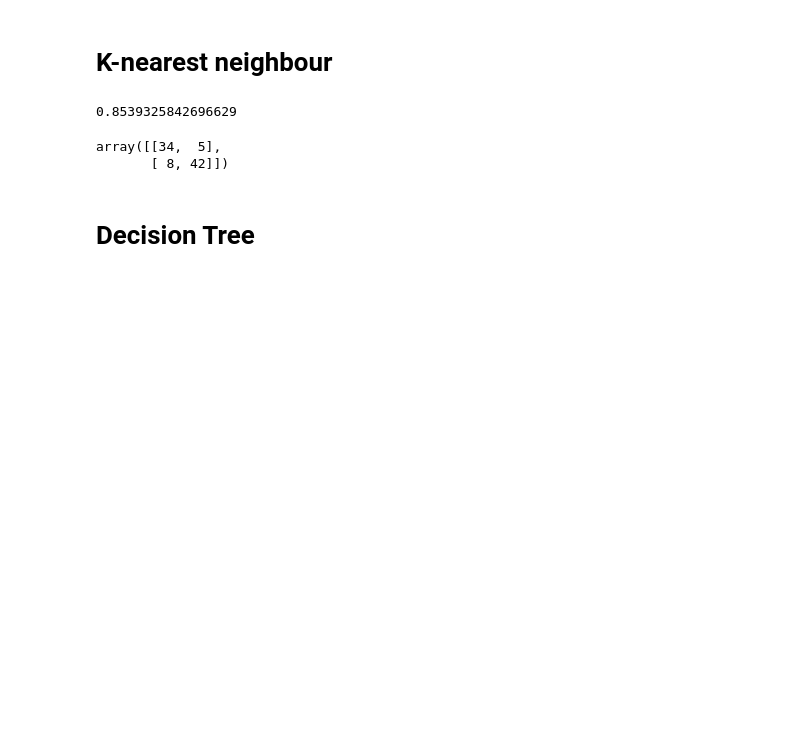
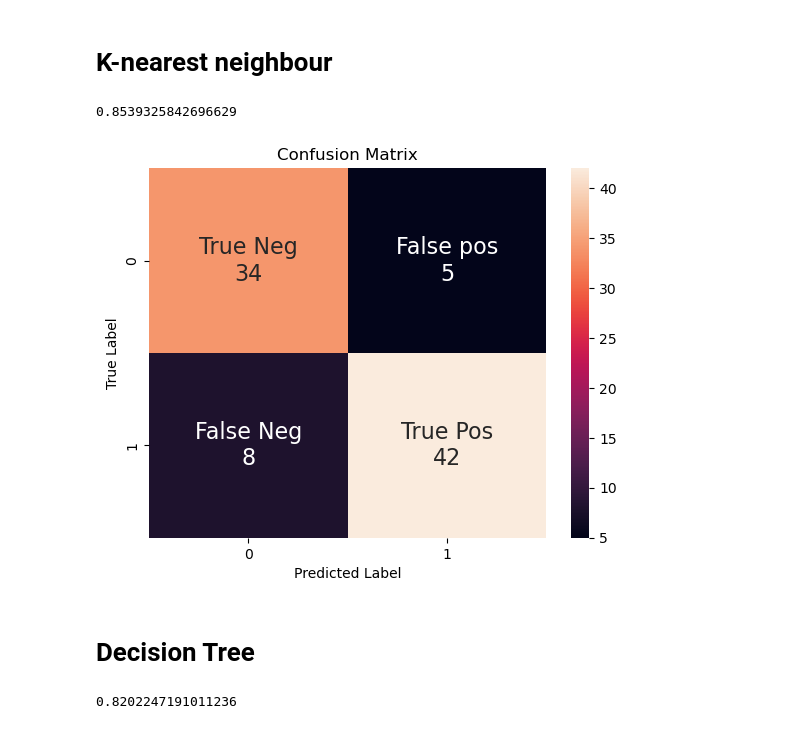
Before and after one commit to HarshRaut9945/Machine-Learning-Project, a Jupyter notebook: Job_Requirement/data.ipynb, the cells around one changed output. Drawn from its saved outputs; the diff is of its cells as text; code cells hidden in the pictures; blank space fills up the shorter version.

```diff
--- a/Job_Requirement/data.ipynb
+++ b/Job_Requirement/data.ipynb
@@ -166,14 +166,31 @@ Knn_accuracy
 # %%
 from sklearn.metrics import confusion_matrix
 conf_mat=confusion_matrix(y_test,knn_y_pred)
 
 fig=plt.Figure(figsize=(10,7))
 group_names=['True Neg','False pos','False Neg','True Pos']
 group_counts=["{0:0.0f}".format(value) for value in conf_mat.flatten()]
 labels=[f"{v1}\n{v2}" for v1,v2 in zip(group_names,group_counts)]
-labels
+labels=np.asarray(labels).reshape(2,2)
+
+
+sns.heatmap(conf_mat, annot=labels, annot_kws={"size": 16}, fmt='')
+plt.title("Confusion Matrix")
+plt.xlabel("Predicted Label")
+plt.ylabel("True Label")
+plt.show()
 # %% [output]
-array([[34,  5],
-       [ 8, 42]])
+[figure, added]
 # %% [markdown]
 # Decision Tree
+# %%
+ #Decision Tree
+from sklearn.tree import DecisionTreeClassifier
+
+decision_tree = DecisionTreeClassifier()
+decision_tree.fit(X_train, y_train)
+decision_tree_Y_pred = decision_tree.predict(X_test)
+decision_tree_accuracy = decision_tree.score(X_test, y_test)
+decision_tree_accuracy
+# %% [output]
+0.8202247191011236
```
Also changed, not shown: parts of 12 cells of this notebook.
